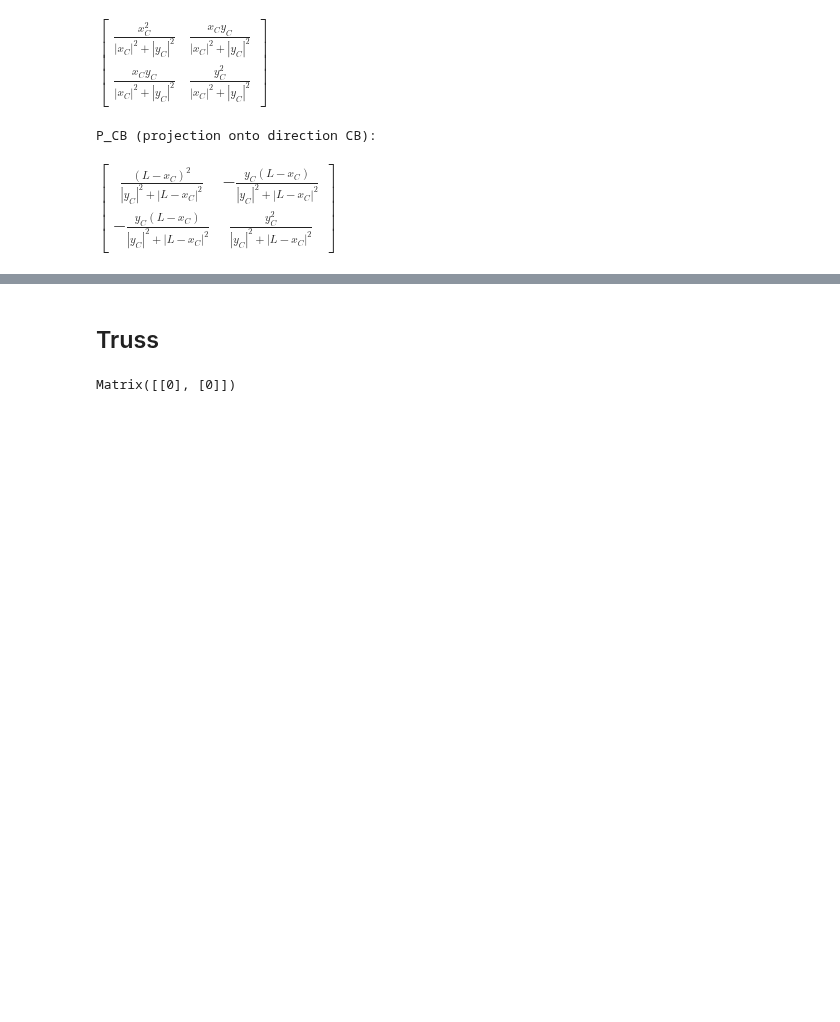
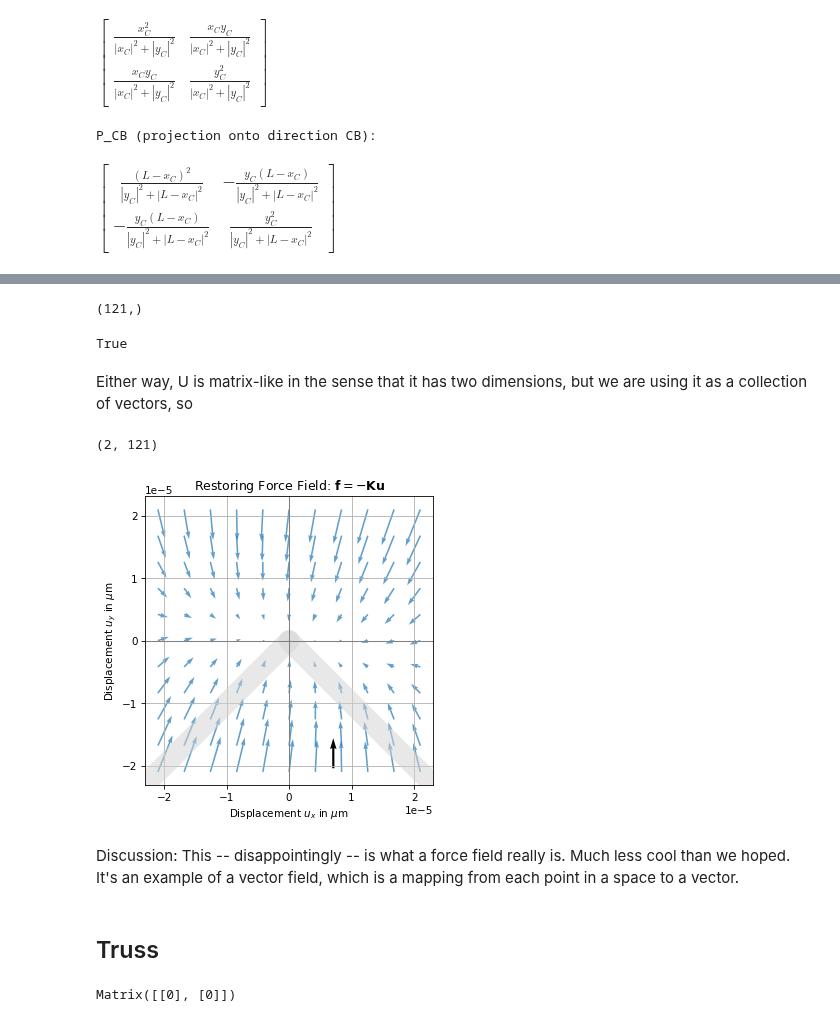
Before and after one commit to AllenDowney/ThinkLinearAlgebra, a Jupyter notebook: soln/truss.ipynb, the cells around one changed output, grey strips where cells are left out. Drawn from its saved outputs; the diff is of its cells as text; code cells hidden in the pictures; blank space fills up the shorter version.

```diff
--- a/soln/truss.ipynb
+++ b/soln/truss.ipynb
@@ -148,3 +194,68 @@ sol
+# %%
+X.ravel().shape
+# %% [output]
+(121,)
+# %%
+U2 = np.vstack([X.ravel(), Y.ravel()])
+np.allclose(U, U2)
+# %% [output]
+True
+# %% [markdown]
+Either way, U is matrix-like in the sense that it has two dimensions, but we are using it as a collection of vectors, so
+# %%
+F_field = -K_np @ U  # matrix of column force vectors
+F_field.shape
+# %% [output]
+(2, 121)
+# %%
+import matplotlib.lines as mlines
+
+def outline_truss():
+
+    # Get current axis
+    ax = plt.gca()
+
+    # Define endpoints of truss members (undisplaced)
+    truss_left = np.array([-1, -1])   # lower left
+    truss_right = np.array([1, -1])   # lower right
+    joint = np.array([0, 0])          # shared node
+
+    options = dict(
+        linewidth=20,
+        solid_capstyle='round',
+        color='lightgray',
+        alpha=0.5,
+        transform=ax.transData
+    )
+
+    for start in [truss_left, truss_right]:
+        line = mlines.Line2D([start[0], joint[0]], [start[1], joint[1]], **options)
+        ax.add_artist(line)
+# %%
+plt.figure(figsize=(5, 5))
+outline_truss()
+
+options = dict(angles='xy', scale_units='xy', scale=2e6)
+
+plt.quiver(U[0], U[1], F_field[0], F_field[1], color='C0', alpha=0.7, **options)
+
+plt.quiver(u_example[0], u_example[1],
+           F_example[0], F_example[1], lw=3,
+           **options)
+
+plt.axhline(0, color='gray', lw=1)
+plt.axvline(0, color='gray', lw=1)
+plt.gca().set_aspect('equal')
+
+plt.xlabel('Displacement $u_x$ in $\mu$m')
+plt.ylabel('Displacement $u_y$ in $\mu$m')
+plt.title('Restoring Force Field: $\\mathbf{f} = -\\mathbf{K} \\mathbf{u}$')
+plt.grid(True)
+None
+# %% [output]
+[figure, added]
+# %% [markdown]
+Discussion: This -- disappointingly -- is what a force field really is. Much less cool than we hoped. It's an example of a vector field, which is a mapping from each point in a space to a vector.
 # %% [markdown]
 ## Truss
 # %%
```
Also changed, not shown: parts of 34 cells of this notebook, 1 other file.
